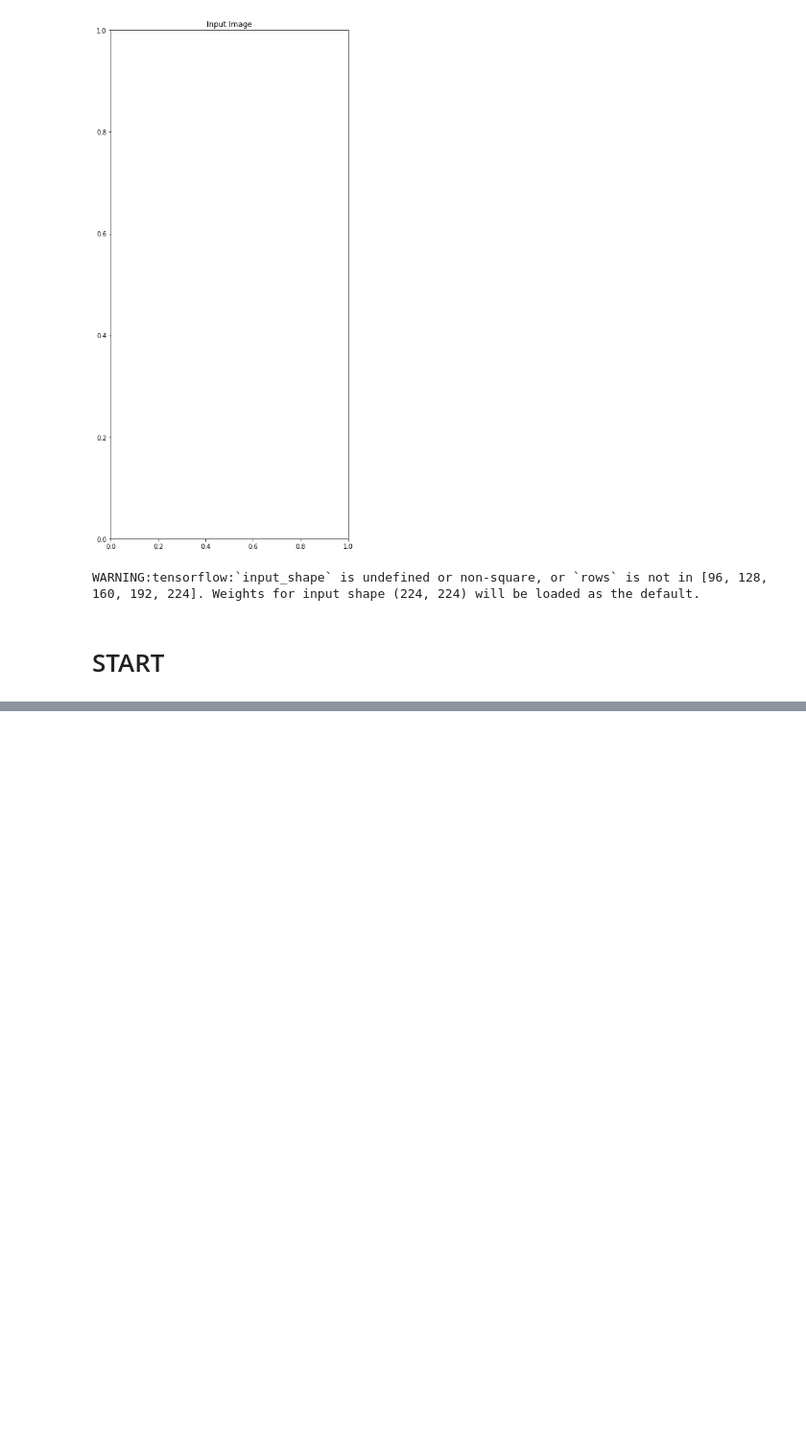
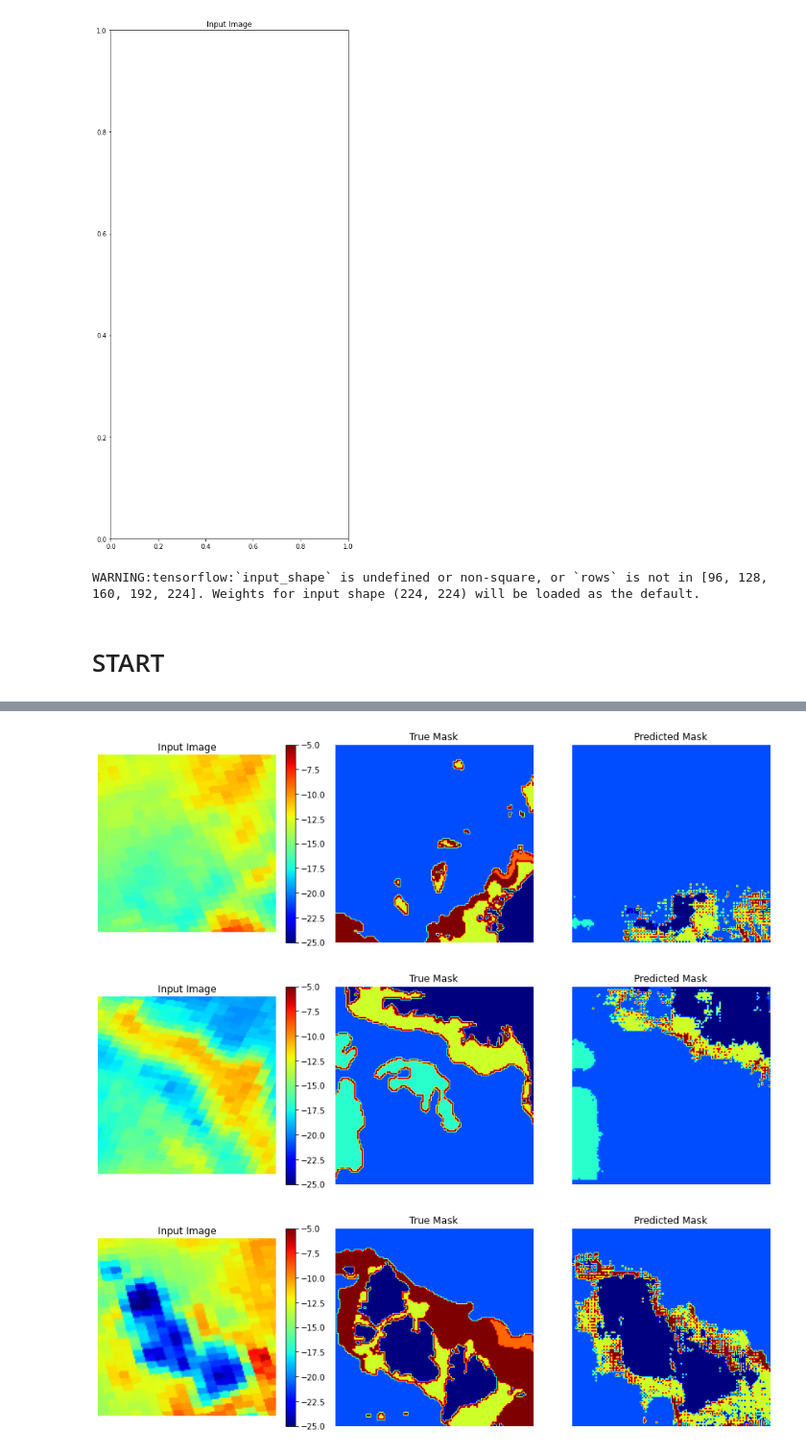
Before and after one commit to LittlematchLM/sea_ice_classification, a Jupyter notebook: train_test.ipynb, the cells around one changed output, grey strips where cells are left out. Shown at 96% size. Drawn from its saved outputs; the diff is of its cells as text; code cells hidden in the pictures; blank space fills up the shorter version.

```diff
--- a/train_test.ipynb
+++ b/train_test.ipynb
@@ -409,3 +410,9 @@ a.min()
+# %%
+show_predictions(test_dataset, 8)
+# %% [output]
+[figure, added]
+[figure, added]
+[figure, added]
 # %%
 OUTPUT_CHANNELS = 6
 # %%
```
Also changed, not shown: parts of 16 cells of this notebook, 3 other files.
